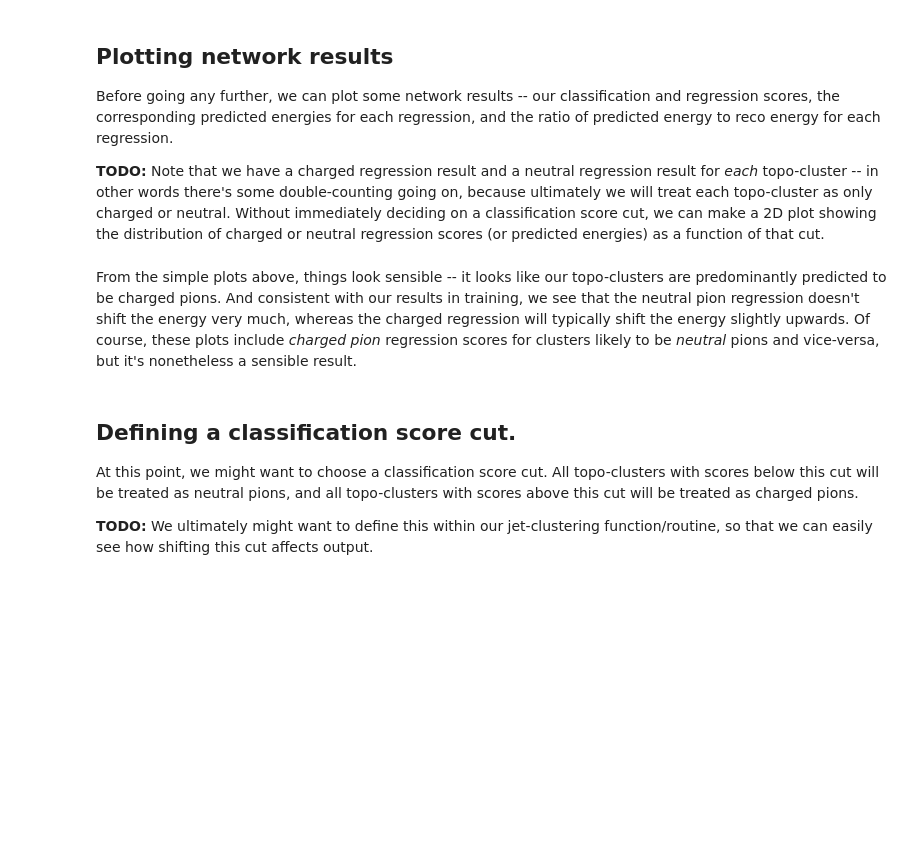
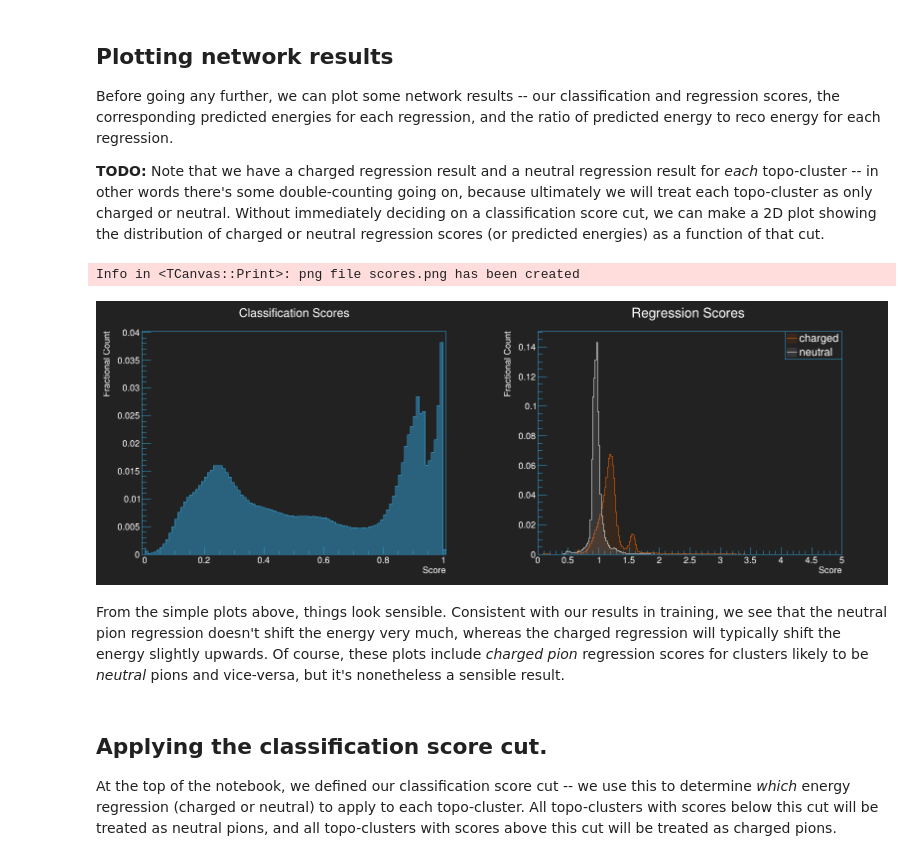
Before and after one commit to atlas-calo-ml/caloml-atlas, a Jupyter notebook: jets/jet.ipynb, the cells around one changed output. Saved outputs shown, nothing was run; the diff lists cells and outputs as text; code cells hidden in the pictures; blank space fills up the shorter version.

```diff
--- a/jets/jet.ipynb
+++ b/jets/jet.ipynb
@@ -71,33 +109,37 @@ We *also* need to fetch the locations of our classification and energy regressio
 h5_name_suffix = 'jdata' # used for HDF5 files containing selected events
 
 # We package things as a dictionary for now, since that's what our `setupPionData` function expects.
-data_dir = path_prefix + 'data/jet_small'
+data_dir = path_prefix + 'data/jet'
 rootfiles = {'jet':glob.glob(data_dir + '/*.root')}
 branches = [
             'clusterE', 'clusterECalib',
             'clusterPt', 'clusterEta', 'clusterPhi',
-            'cluster_nCells', 'cluster_sumCellE',
-            'cluster_ENG_CALIB_TOT', 'cluster_EM_PROBABILITY'
+            #'cluster_nCells', 'cluster_sumCellE',
+            'cluster_ENG_CALIB_TOT'#, 'cluster_EM_PROBABILITY'
 ]
 # %%
 # Prepare data
 h5_name = '/'.join((data_dir,h5_name_suffix))
 
-pdata,pcells = mu.setupPionData(rootfiles,
-                                branches=branches,
-                                layers=layers,
-                                balance_data=True,
-                                n_max = 1000,
-                                verbose=True,
-                                load=True,
-                                save=True,
-                                filename=h5_name,
-                                cut_distributions=['cluster_ENG_CALIB_TOT','clusterEta'],
-                                cut_values = [.2, (-0.7,0.7)],
-                                cut_types=['lower','window']
-                               )
+cluster_max_eta = 0.7
+cluster_min_eng_calib_tot = 0.2 # unused
+
+pdata,pcells,sel_indices = mu.setupPionData(rootfiles,
+                                            branches=branches,
+                                            layers=layers,
+                                            balance_data=False,
+                                            verbose=True,
+                                            load=True,
+                                            save=True,
+                                            filename=h5_name,
+                                            cut_distributions=['clusterEta'],
+                                            cut_values = [(-cluster_max_eta,cluster_max_eta)],
+                                            cut_types=['window'],
+                                            return_indices=True
+                                           )
 
 # Get rid of one layers of keys, which is redundant in this case.
 pdata = pdata['jet']
 pcells = pcells['jet']
+sel_indices = sel_indices['jet']
 # %% [output]
@@ -315,40 +377,42 @@ c = rt.TCanvas(qu.RN(),qu.RN(),1600,600)
 c.Divide(2,1)
 
 # ---
 c.cd(1)
 hist = rt.TH1F(qu.RN(),'Classification Scores;Score;Fractional Count',102,-0.01,1.01)
 for entry in classification_scores: hist.Fill(entry)
 hist.SetLineColor(ps.main)
 hist.SetFillColorAlpha(ps.main, 0.5)
 hist.Scale(1./hist.Integral())
 hist.Draw('HIST')
 # ---
 c.cd(2)
 stack = rt.THStack(qu.RN(),'Regression Scores;Score;Fractional Count')
 leg = rt.TLegend(0.75,0.8,0.9,0.9)
-h = {key:rt.TH1F(qu.RN(),'',100,0.,2.0) for key in regression_scores.keys()}
+h = {key:rt.TH1F(qu.RN(),'',250,0.,5.0) for key in regression_scores.keys()}
 colors = [ps.curve, ps.text]
 
 for i,key in enumerate(regression_scores.keys()):
     for entry in regression_scores[key]:
         h[key].Fill(entry)
     h[key].SetLineColor(colors[i])
     h[key].SetFillColorAlpha(colors[i],0.1)
     h[key].Scale(1./h[key].Integral())
     stack.Add(h[key])
     leg.AddEntry(h[key],key,'lf')
 stack.Draw('NOSTACK HIST')
 leg.SetTextColor(ps.text)
 leg.Draw()
 # ---
 
 c.Draw()
+c.SaveAs('scores_{}.png'.format(score_cut_string))
+# %% [output]
+Info in <TCanvas::Print>: png file scores.png has been created
+[figure, added]
 # %% [markdown]
-From the simple plots above, things look sensible -- it looks like our topo-clusters are predominantly predicted to be charged pions. And consistent with our results in training, we see that the neutral pion regression doesn't shift the energy very much, whereas the charged regression will typically shift the energy slightly upwards. Of course, these plots include *charged pion* regression scores for clusters likely to be *neutral* pions and vice-versa, but it's nonetheless a sensible result.
+From the simple plots above, things look sensible. Consistent with our results in training, we see that the neutral pion regression doesn't shift the energy very much, whereas the charged regression will typically shift the energy slightly upwards. Of course, these plots include *charged pion* regression scores for clusters likely to be *neutral* pions and vice-versa, but it's nonetheless a sensible result.
 # %% [markdown]
-## Defining a classification score cut.
+## Applying the classification score cut.
 
-At this point, we might want to choose a classification score cut. All topo-clusters with scores below this cut will be treated as neutral pions, and all topo-clusters with scores above this cut will be treated as charged pions.
-
-**TODO:** We ultimately might want to define this within our jet-clustering function/routine, so that we can easily see how shifting this cut affects output.
+At the top of the notebook, we defined our classification score cut -- we use this to determine *which* energy regression (charged or neutral) to apply to each topo-cluster. All topo-clusters with scores below this cut will be treated as neutral pions, and all topo-clusters with scores above this cut will be treated as charged pions.
 # %%
```
Also changed, not shown: parts of 52 cells of this notebook, 6 other files.
